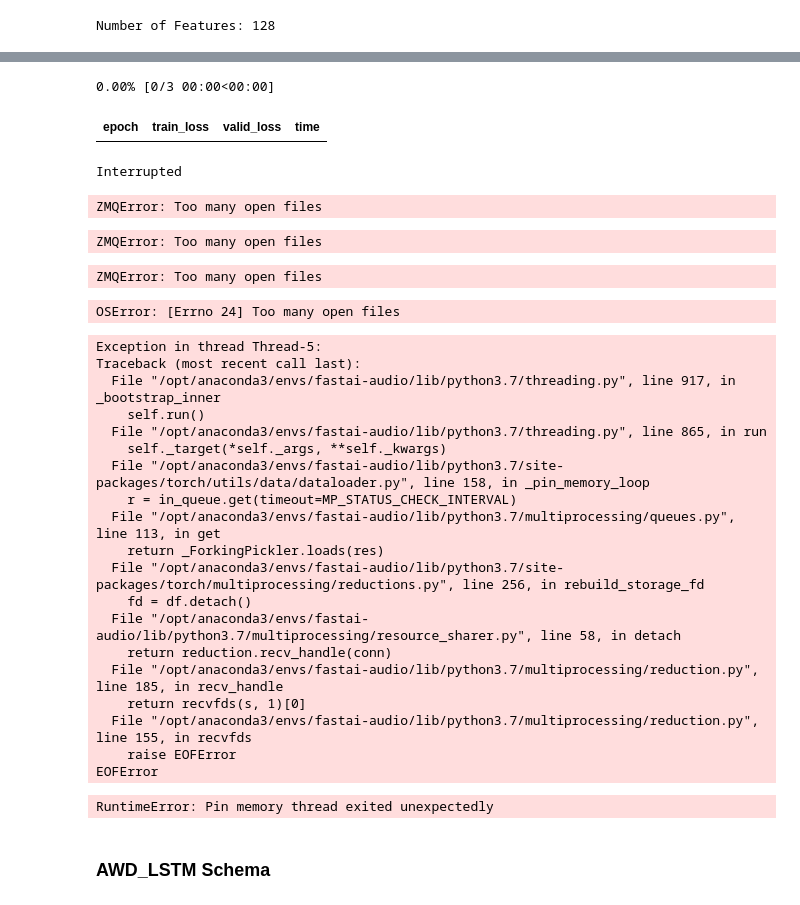
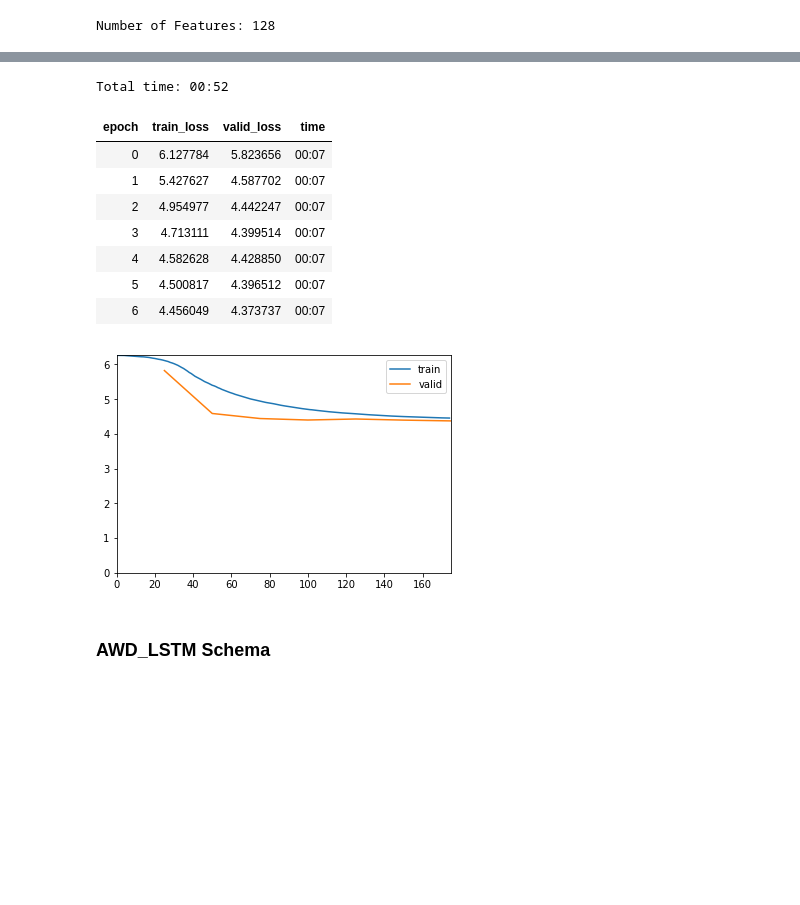
Before and after one commit to zcaceres/fastai-audio, a Jupyter notebook: AWD-LSTM.ipynb, the cells around one changed output, grey strips where cells are left out. Drawn from its saved outputs; the diff is of its cells as text; code cells hidden in the pictures; blank space fills up the shorter version.

```diff
--- a/AWD-LSTM.ipynb
+++ b/AWD-LSTM.ipynb
@@ -75,9 +74,9 @@ twenty_percent = int(len(wavs) * 0.2)
 train_data = []
 valid_data = []
 for wav in wavs[:-twenty_percent]:
-    train_data.append(AudioSequenceItem.from_file(wav, sample_len=100, stride_len=50, max_seqs=300))
+    train_data.append(AudioSequenceItem.from_file(wav, sample_len=250, stride_len=125, max_seqs=300))
 for wav in wavs[-twenty_percent:]:
-    valid_data.append(AudioSequenceItem.from_file(wav, sample_len=100, stride_len=50, max_seqs=300))
+    valid_data.append(AudioSequenceItem.from_file(wav, sample_len=250, stride_len=125, max_seqs=300))
 # %%
 train_data[:2], valid_data[:2]
 # %% [output]
@@ -113,7 +115,7 @@ class SimpleLSTM(nn.Module):
                 hiddens.append(hidden)
         return out
 # %%
-lstm = SimpleLSTM(); lstm.cuda()
+lstm = SimpleLSTM(input_size=250); lstm.cuda()
 learn = Learner(db, lstm, callback_fns=ShowGraph)
 # %%
 lr_find(learn)
@@ -185,6 +219,6 @@ Wall time: 59.8 s
 spectro_train_df = pd.DataFrame(spectro_train_data)
 spectro_valid_df = pd.DataFrame(spectro_valid_data)
 # %%
-spectro_db = AudioSequenceDataBunch.from_df(Path('.'), spectro_train_df, spectro_valid_df, bs=32);
+spectro_db = AudioSequenceDataBunch.from_df(Path('.'), spectro_train_df, spectro_valid_df, bs=16);
 len(spectro_db.train_ds), len(spectro_db.valid_ds)
 # %% [output]
@@ -222,7 +256,7 @@ class SimpleLSTM(nn.Module):
                 hiddens.append(hidden)
         return out
 # %%
-lstm = SimpleLSTM(input_size=num_features); lstm.cuda()
+lstm = SimpleLSTM(input_size=num_features, max_seq_len=250); lstm.cuda()
 learn = Learner(spectro_db, lstm, callback_fns=ShowGraph)
 # %%
 lr_find(learn)
@@ -274,33 +268,16 @@ RuntimeError: DataLoader worker (pid 11115) is killed by signal: Aborted.
 # %%
-learn.fit_one_cycle(3, max_lr=1e-03)
+learn.fit_one_cycle(7, max_lr=1e-03)
 # %% [output]
-0.00% [0/3 00:00<00:00]
+Total time: 00:52
 | epoch | train_loss | valid_loss | time |
+| 0 | 6.127784 | 5.823656 | 00:07 |
+| 1 | 5.427627 | 4.587702 | 00:07 |
+| 2 | 4.954977 | 4.442247 | 00:07 |
+| 3 | 4.713111 | 4.399514 | 00:07 |
+| 4 | 4.582628 | 4.428850 | 00:07 |
+| 5 | 4.500817 | 4.396512 | 00:07 |
+| 6 | 4.456049 | 4.373737 | 00:07 |
-Interrupted
-ZMQError: Too many open files
-ZMQError: Too many open files
-ZMQError: Too many open files
-OSError: [Errno 24] Too many open files
-Exception in thread Thread-5:
-Traceback (most recent call last):
-  File "/opt/anaconda3/envs/fastai-audio/lib/python3.7/threading.py", line 917, in _bootstrap_inner
-    self.run()
-  File "/opt/anaconda3/envs/fastai-audio/lib/python3.7/threading.py", line 865, in run
-    self._target(*self._args, **self._kwargs)
-  File "/opt/anaconda3/envs/fastai-audio/lib/python3.7/site-packages/torch/utils/data/dataloader.py", line 158, in _pin_memory_loop
-    r = in_queue.get(timeout=MP_STATUS_CHECK_INTERVAL)
-  File "/opt/anaconda3/envs/fastai-audio/lib/python3.7/multiprocessing/queues.py", line 113, in get
-    return _ForkingPickler.loads(res)
-  File "/opt/anaconda3/envs/fastai-audio/lib/python3.7/site-packages/torch/multiprocessing/reductions.py", line 256, in rebuild_storage_fd
-    fd = df.detach()
-  File "/opt/anaconda3/envs/fastai-audio/lib/python3.7/multiprocessing/resource_sharer.py", line 58, in detach
-    return reduction.recv_handle(conn)
-  File "/opt/anaconda3/envs/fastai-audio/lib/python3.7/multiprocessing/reduction.py", line 185, in recv_handle
-    return recvfds(s, 1)[0]
-  File "/opt/anaconda3/envs/fastai-audio/lib/python3.7/multiprocessing/reduction.py", line 155, in recvfds
-    raise EOFError
-EOFError
-RuntimeError: Pin memory thread exited unexpectedly
+[figure, added]
 # %% [markdown]
 ### AWD_LSTM Schema
 # %% [markdown]
```
Also changed, not shown: parts of 14 cells of this notebook.
